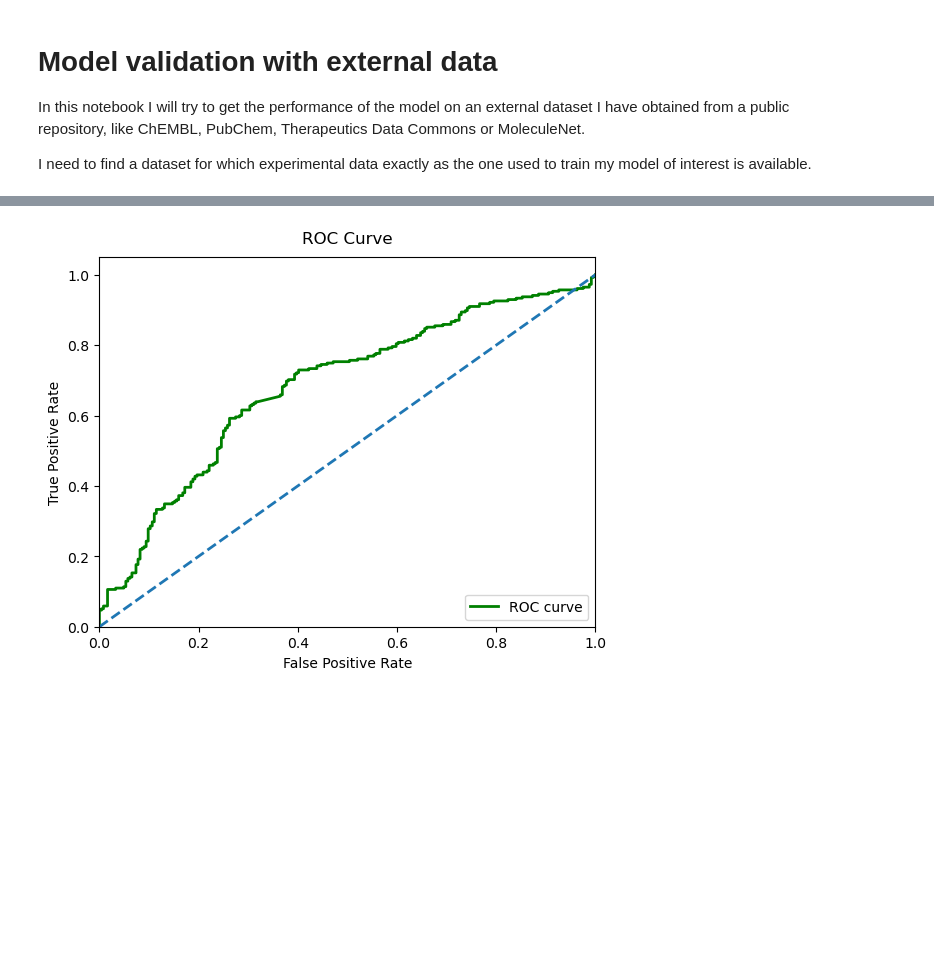
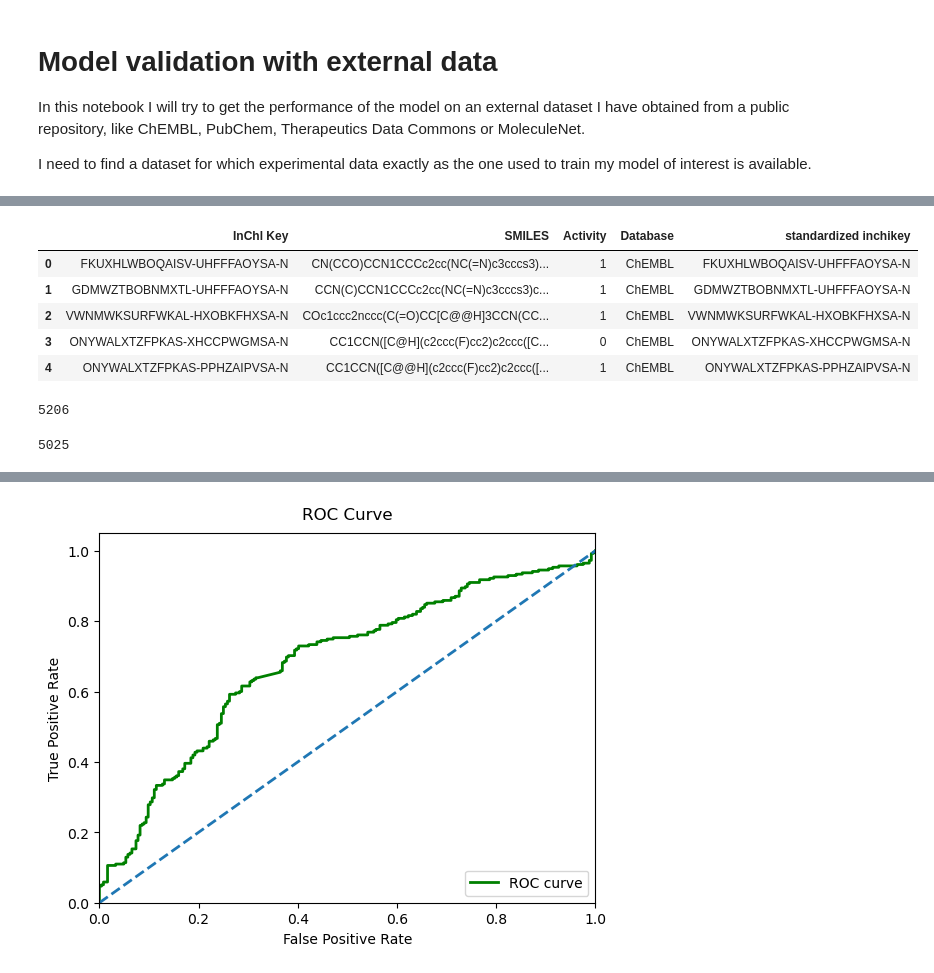
Before and after one commit to Chiamakaj/eos2ta5_ersilia_model_validation, a Jupyter notebook: notebooks/02_external_validation.ipynb, the cells around one changed output, grey strips where cells are left out. Drawn from its saved outputs; the diff is of its cells as text; code cells hidden in the pictures; blank space fills up the shorter version.

Commit message:
Updated external validation

```diff
--- a/notebooks/02_external_validation.ipynb
+++ b/notebooks/02_external_validation.ipynb
@@ -37,0 +49,13 @@ train_rows = input_train["smiles"].tolist()
+# %%
+# Create inchikey for train set
+inchikey_train_list = []
+
+# Calculate each Inchikey per molecule
+for smiles in input_train.iloc[:, 0]:
+    mol_train = Chem.MolFromSmiles(smiles)
+    inchikey_train = inchi.MolToInchiKey(mol_train)
+    inchikey_train_list.append(inchikey_train)
+
+inchikey_train_list
+
+input_train["inchikey"] = inchikey_train_list
@@ -38,3 +69,36 @@ train_rows = input_train["smiles"].tolist()
+# %%
+# Create lists to store standardized Inchikey for validation set
+inchikey_val_list1 = []
+
+# Calculate each Inchikey per molecule
+for smiles in val_data.iloc[:, 1]:
+    mol_val = Chem.MolFromSmiles(smiles)
+    inchikey_val = inchi.MolToInchiKey(mol_val)
+    inchikey_val_list1.append(inchikey_val)
+
+val_data["standardized inchikey"] = inchikey_val_list1
+# %% [output]
+|  | InChl Key | SMILES | Activity | Database | standardized inchikey |
+| 0 | FKUXHLWBOQAISV-UHFFFAOYSA-N | CN(CCO)CCN1CCCc2cc(NC(=N)c3cccs3)... | 1 | ChEMBL | FKUXHLWBOQAISV-UHFFFAOYSA-N |
+| 1 | GDMWZTBOBNMXTL-UHFFFAOYSA-N | CCN(C)CCN1CCCc2cc(NC(=N)c3cccs3)c... | 1 | ChEMBL | GDMWZTBOBNMXTL-UHFFFAOYSA-N |
+| 2 | VWNMWKSURFWKAL-HXOBKFHXSA-N | COc1ccc2nccc(C(=O)CC[C@@H]3CCN(CC... | 1 | ChEMBL | VWNMWKSURFWKAL-HXOBKFHXSA-N |
+| 3 | ONYWALXTZFPKAS-XHCCPWGMSA-N | CC1CCN([C@H](c2ccc(F)cc2)c2ccc([C... | 0 | ChEMBL | ONYWALXTZFPKAS-XHCCPWGMSA-N |
+| 4 | ONYWALXTZFPKAS-PPHZAIPVSA-N | CC1CCN([C@@H](c2ccc(F)cc2)c2ccc([... | 1 | ChEMBL | ONYWALXTZFPKAS-PPHZAIPVSA-N |
+# %%
+#Remove repeated molecules must be eliminated to avoid bias
+common_inchikey = val_data["standardized inchikey"].isin(input_train["inchikey"])
+common_inchikey = val_data[common_inchikey]
+
+new_val_data1 = val_data.drop(common_inchikey.index, axis=0)
+new_val_data1 = new_val_data1.reset_index(drop=True)
+new_val_data1 = new_val_data1.drop(columns=['Database'])
+
+# Create a new dataset
+ext_validation_set1 = new_val_data1[0:500]
+
+len(common_inchikey)
+# %% [output]
+5206
 # %%
 #Remove repeated molecules must be eliminated to avoid bias
 common_smiles = val_data["SMILES"].isin(input_train["smiles"])
@@ -46,5 +110,9 @@ new_val_data1 = new_val_data.drop(columns=['Database'])
 
 # Create a new dataset
 ext_validation_set = new_val_data1[0:500]
+
+len(common_data)
+# %% [output]
+5025
 # %%
 # Extract smiles
```
Also changed, not shown: parts of 6 cells of this notebook.
